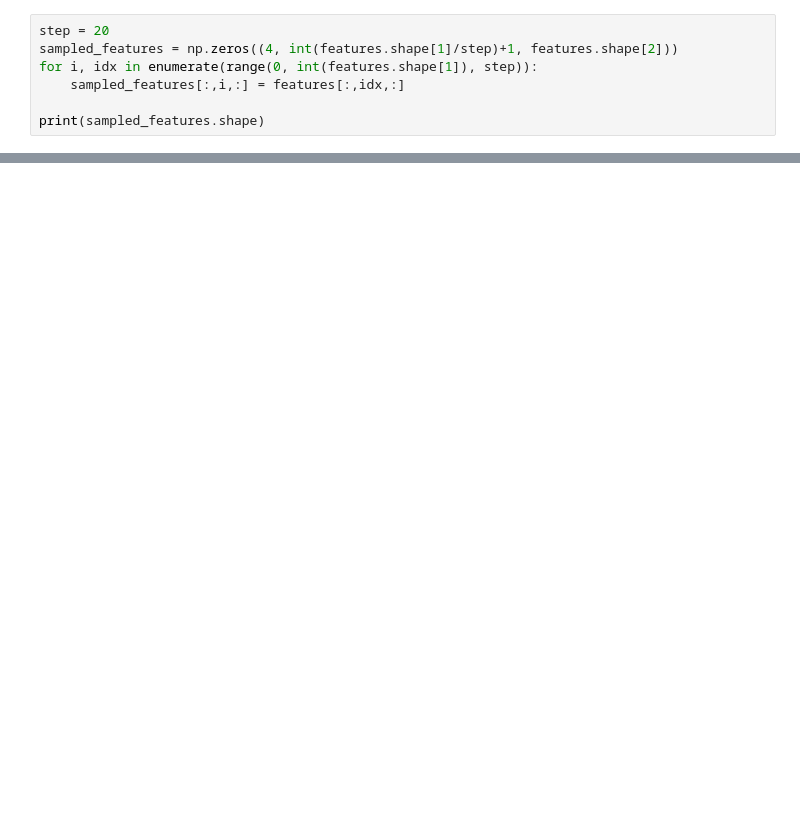
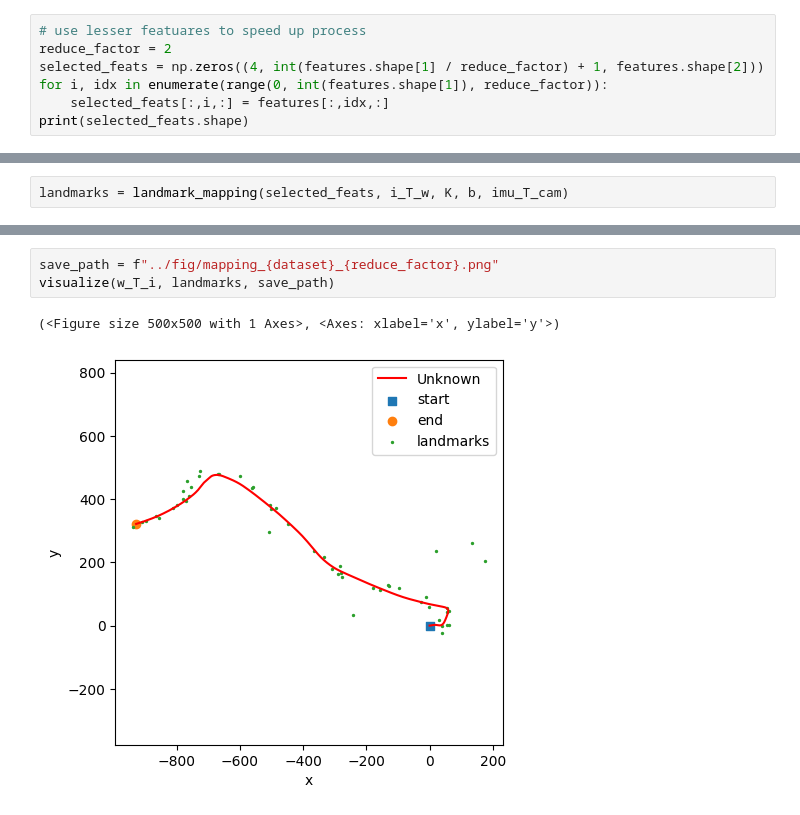
Before and after one commit to lintsao/UCSD-ECE-276A-Project-3-Visual-Inertial-SLAM, a Jupyter notebook: code/slam.ipynb, the cells around one changed output, grey strips where cells are left out. Saved outputs shown, nothing was run; the diff lists cells and outputs as text; blank space fills up the shorter version.

```diff
--- a/code/slam.ipynb
+++ b/code/slam.ipynb
@@ -26,8 +25,8 @@ print(angular_velocity.shape)
 # %%
-step = 20
-sampled_features = np.zeros((4, int(features.shape[1]/step)+1, features.shape[2]))
-for i, idx in enumerate(range(0, int(features.shape[1]), step)):
-    sampled_features[:,i,:] = features[:,idx,:]
-
-print(sampled_features.shape)
+# use lesser featuares to speed up process
+reduce_factor = 2
+selected_feats = np.zeros((4, int(features.shape[1] / reduce_factor) + 1, features.shape[2]))
+for i, idx in enumerate(range(0, int(features.shape[1]), reduce_factor)):
+    selected_feats[:,i,:] = features[:,idx,:]
+print(selected_feats.shape)
 # %% [output]
@@ -683,0 +45,2 @@ compare_result(w_T_i, slam_wTi, landmarks, slam_landmarks, path_name = pathName)
+# %%
+landmarks = landmark_mapping(selected_feats, i_T_w, K, b, imu_T_cam)
@@ -683,0 +62,6 @@ compare_result(w_T_i, slam_wTi, landmarks, slam_landmarks, path_name = pathName)
+# %%
+save_path = f"../fig/mapping_{dataset}_{reduce_factor}.png"
+visualize(w_T_i, landmarks, save_path)
+# %% [output]
+(<Figure size 500x500 with 1 Axes>, <Axes: xlabel='x', ylabel='y'>)
+[figure, added]
```
Also changed, not shown: parts of 27 cells of this notebook, 27 other files.
